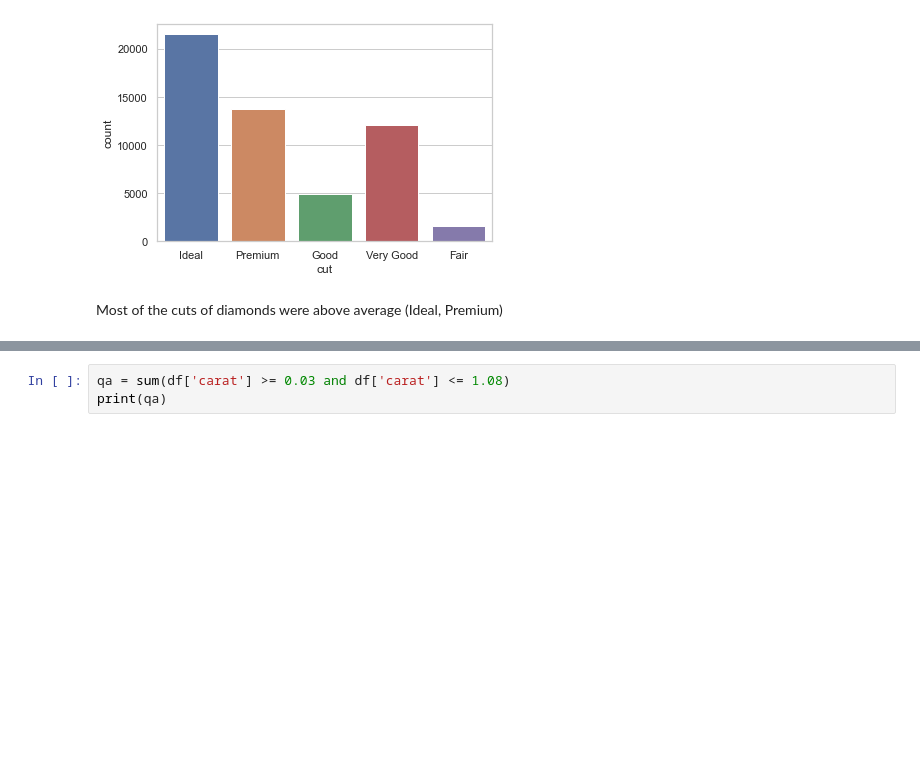
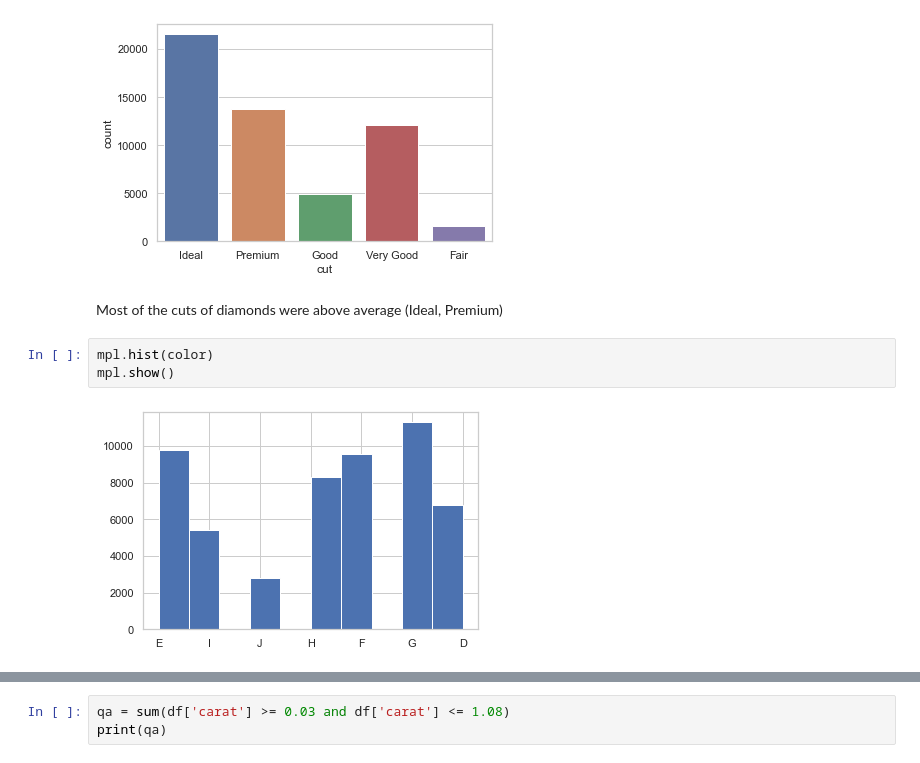
Before and after one commit to jonpb99/Data_Analytics_List_Comprehension, a Jupyter notebook: EDA/J_Bernard_Quiz1.ipynb, the cells around one changed output, grey strips where cells are left out. Drawn from its saved outputs; the diff is of its cells as text; blank space fills up the shorter version.

```diff
--- a/EDA/J_Bernard_Quiz1.ipynb
+++ b/EDA/J_Bernard_Quiz1.ipynb
@@ -142,3 +142,8 @@ sns.countplot(x="cut", data=df)
 [figure]
 # %% [markdown]
 Most of the cuts of diamonds were above average (Ideal, Premium)
+# %%
+mpl.hist(color)
+mpl.show()
+# %% [output]
+[figure, added]
```
Also changed, not shown: parts of 5 cells of this notebook.
